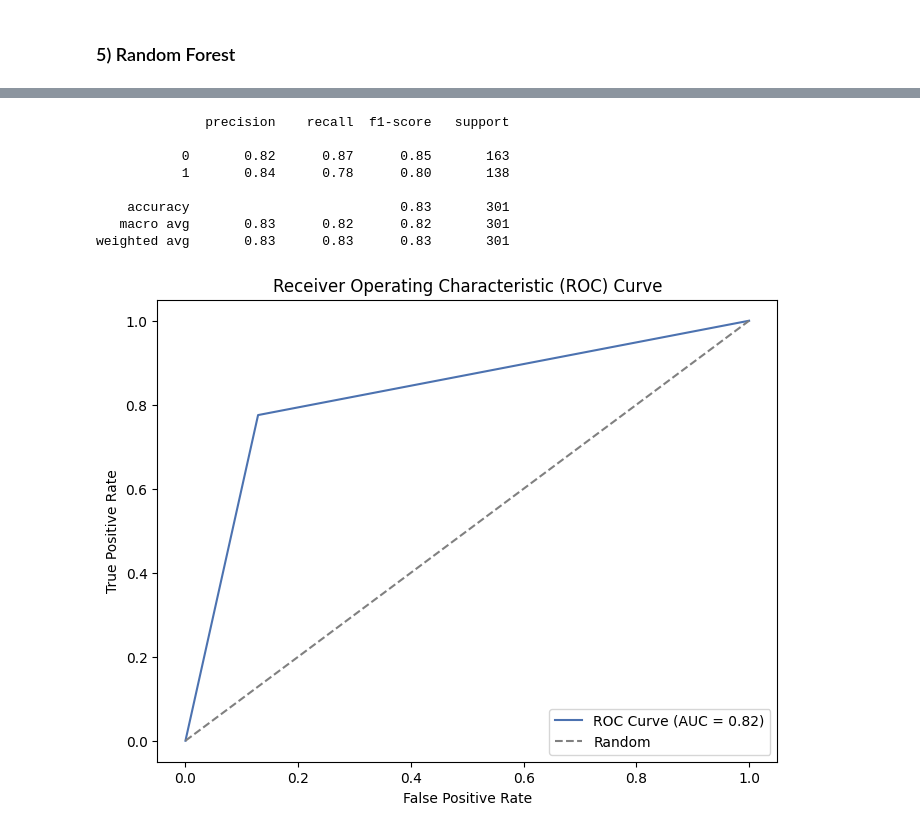
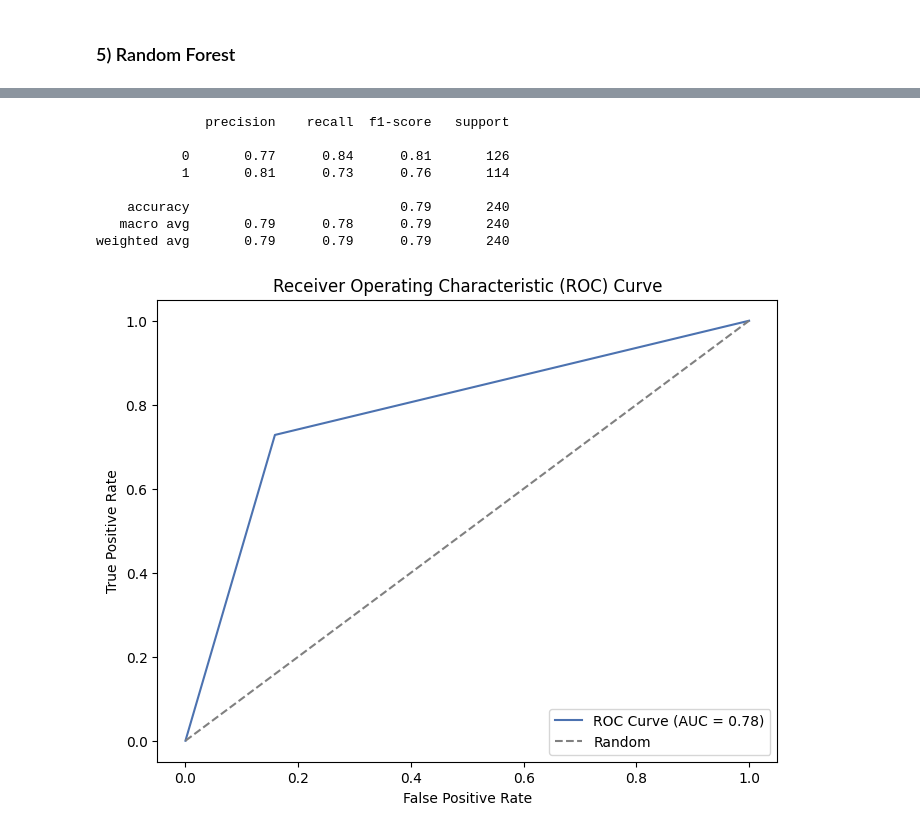
Before and after one commit to boltzman123/Heart-Failure-Disease-Prediction, a Jupyter notebook: Heart_Diesease_Detection.ipynb, the cells around one changed output, grey strips where cells are left out. Saved outputs shown, nothing was run; the diff lists cells and outputs as text; code cells hidden in the pictures.

```diff
--- a/Heart_Diesease_Detection.ipynb
+++ b/Heart_Diesease_Detection.ipynb
@@ -507,9 +507,11 @@ X_data = X_data.loc[:, X_data.columns != "num"]
 # %% [markdown]
 ¸Za svaki model koristiti ćemo k-fold-cross-validation operator koji služi poboljšanju preciznosti rezultata na način da dijeli skup podataka u k jednako velikih podskupova koji onda idu u fazu treniranje i testiranja.
 # %%
-from sklearn.model_selection import cross_val_score, StratifiedKFold
+from sklearn.model_selection import cross_val_score, StratifiedKFold, train_test_split
 
-stratified_kfold = StratifiedKFold(n_splits=10, shuffle=True, random_state=42)
+stratified_kfold = StratifiedKFold(n_splits=10, shuffle=False)
+
+X_train, X_val, y_train, y_val = train_test_split(X_data, y_data, train_size=0.8, random_state=55)
 # %% [markdown]
 <h3>1) Logistička regresija</h3>
 # %%
@@ -699,0 +882,28 @@ plt.show()
+# %%
+from sklearn.model_selection import GridSearchCV
+
+
+param_grid_dt = {
+    'criterion': ['gini', 'entropy'],
+    'max_depth': [None, 10, 20, 30],
+    'min_samples_split': [2, 5, 10],
+    'min_samples_leaf': [1, 2, 4]
+}
+
+# Create a decision tree classifier
+dt_classifier = DecisionTreeClassifier()
+
+# Perform grid search
+grid_search_dt = GridSearchCV(dt_classifier, param_grid_dt, cv=5)
+grid_search_dt.fit(X_train, y_train)
+
+# Get the best parameters and the best model
+best_params_dt = grid_search_dt.best_params_
+best_model_dt = grid_search_dt.best_estimator_
+
+# Evaluate the best model on the test set
+predictions_dt = best_model_dt.predict(X_val)
+accuracy_dt = accuracy_score(y_true=y_val, y_pred=predictions_dt)
+
+print("Best Parameters for Decision Tree:", best_params_dt)
+print("Accuracy on Test Set:", accuracy_dt)
@@ -704,8 +994,8 @@ from sklearn.ensemble import RandomForestClassifier
 # %%
-rf_model = RandomForestClassifier(random_state=42)
-y_pred = cross_val_predict(rf_model, X_data, y_data, cv=stratified_kfold)
+rf_model = RandomForestClassifier(random_state=42, min_samples_split=10, n_estimators=100, max_depth=16)
+y_pred = cross_val_predict(rf_model, X_train, y_train, cv=stratified_kfold)
 
-overall_conf_matrix = confusion_matrix(y_data, y_pred)
+overall_conf_matrix = confusion_matrix(y_train, y_pred)
 disp = ConfusionMatrixDisplay(confusion_matrix = overall_conf_matrix)
 # %%
 disp.plot(cmap=plt.cm.Blues)
@@ -715,28 +1005,28 @@ plt.show()
 # %%
-print(classification_report(y_data,y_pred))
+print(classification_report(y_train,y_pred))
 # %% [output]
               precision    recall  f1-score   support
 
-           0       0.82      0.87      0.85       163
-           1       0.84      0.78      0.80       138
+           0       0.77      0.84      0.81       126
+           1       0.81      0.73      0.76       114
 
-    accuracy                           0.83       301
-   macro avg       0.83      0.82      0.82       301
-weighted avg       0.83      0.83      0.83       301
+    accuracy                           0.79       240
+   macro avg       0.79      0.78      0.79       240
+weighted avg       0.79      0.79      0.79       240
 # %%
-fpr, tpr, thresholds = roc_curve(y_data, y_pred)
+fpr, tpr, thresholds = roc_curve(y_train, y_pred)
 roc_auc = auc(fpr, tpr)
 
 plt.figure(figsize=(8, 6))
 plt.plot(fpr, tpr, color='b', label=f'ROC Curve (AUC = {roc_auc:.2f})')
 
 plt.plot([0, 1], [0, 1], linestyle='--', color='gray', label='Random')
 
 plt.xlabel('False Positive Rate')
 plt.ylabel('True Positive Rate')
 plt.title('Receiver Operating Characteristic (ROC) Curve')
 plt.legend(loc='lower right')
 
 plt.show()
 # %% [output]
-[figure, old version]
+[figure, new version]
```
Also changed, not shown: parts of 33 cells of this notebook.
